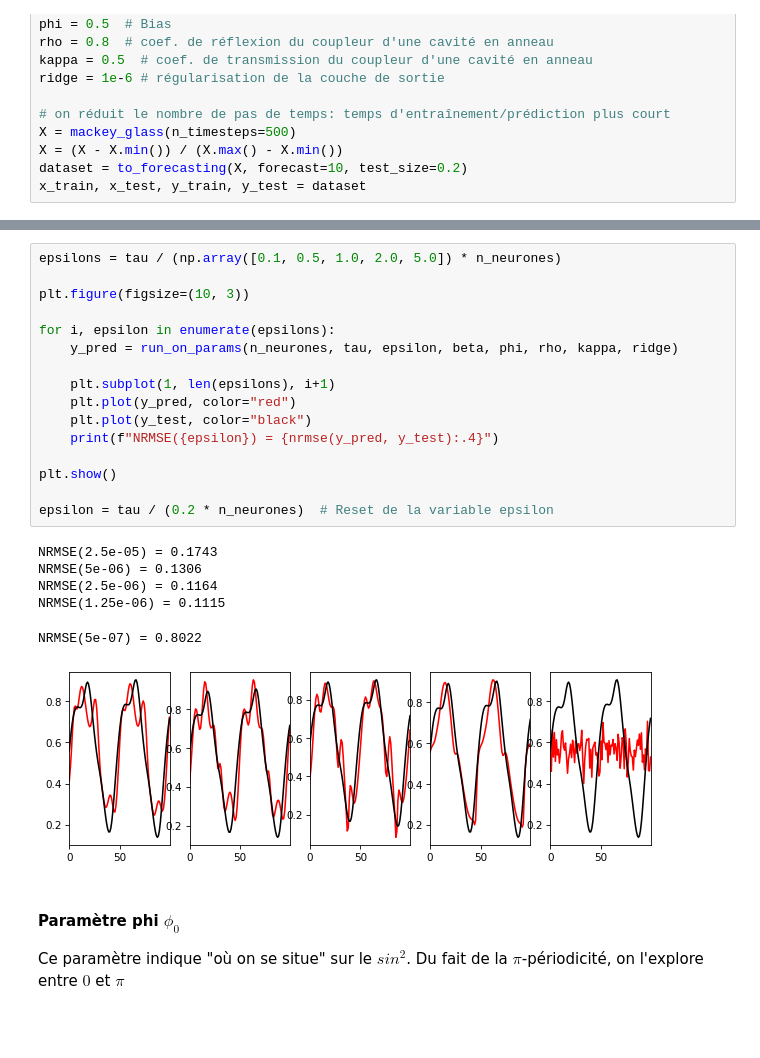
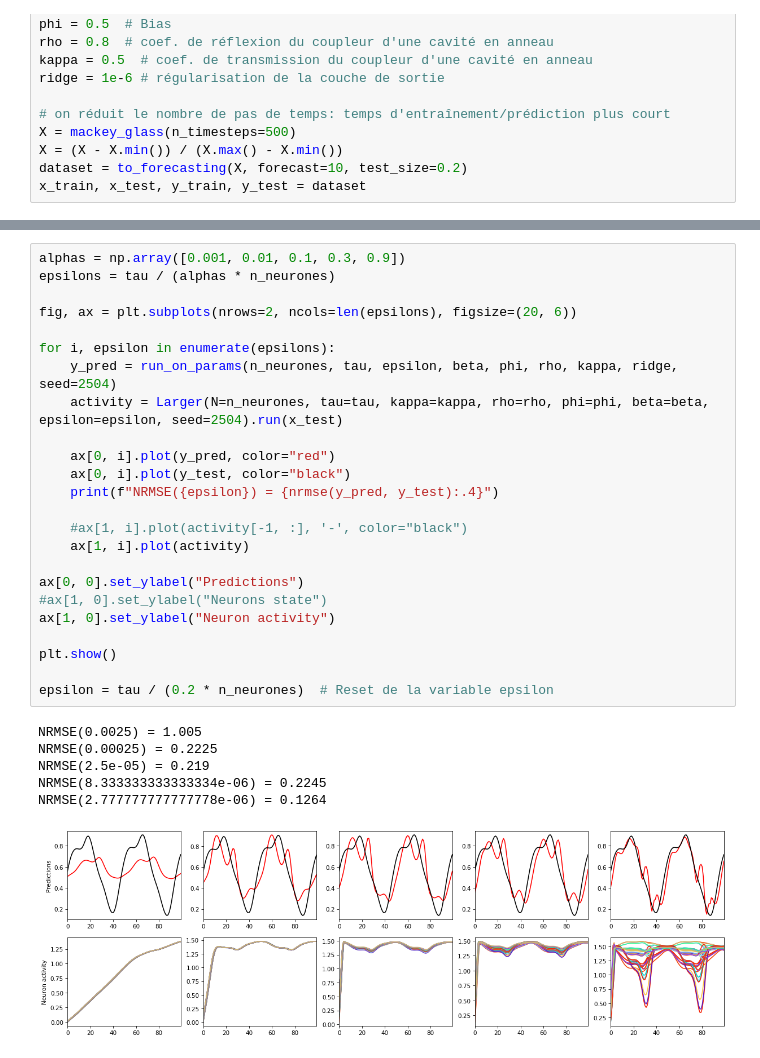
Before and after one commit to reservoirpy/presentations, a Jupyter notebook: Institut-d-optique-2024-2025/03_Introduction-au-reservoir-Larger-correction.ipynb, the cells around one changed output, grey strips where cells are left out. Cells and saved outputs as stored; diff of their text form; blank space fills up the shorter version.

```diff
--- a/Institut-d-optique-2024-2025/03_Introduction-au-reservoir-Larger-correction.ipynb
+++ b/Institut-d-optique-2024-2025/03_Introduction-au-reservoir-Larger-correction.ipynb
@@ -170,27 +202,31 @@ def run_on_params(n_neurones, tau, epsilon, beta, phi, rho, kappa, ridge):
 # %%
-epsilons = tau / (np.array([0.1, 0.5, 1.0, 2.0, 5.0]) * n_neurones)
+alphas = np.array([0.001, 0.01, 0.1, 0.3, 0.9])
+epsilons = tau / (alphas * n_neurones)
 
-plt.figure(figsize=(10, 3))
+fig, ax = plt.subplots(nrows=2, ncols=len(epsilons), figsize=(20, 6))
 
 for i, epsilon in enumerate(epsilons):
-    y_pred = run_on_params(n_neurones, tau, epsilon, beta, phi, rho, kappa, ridge)
+    y_pred = run_on_params(n_neurones, tau, epsilon, beta, phi, rho, kappa, ridge, seed=2504)
+    activity = Larger(N=n_neurones, tau=tau, kappa=kappa, rho=rho, phi=phi, beta=beta, epsilon=epsilon, seed=2504).run(x_test)
 
-    plt.subplot(1, len(epsilons), i+1)
-    plt.plot(y_pred, color="red")
-    plt.plot(y_test, color="black")
+    ax[0, i].plot(y_pred, color="red")
+    ax[0, i].plot(y_test, color="black")
     print(f"NRMSE({epsilon}) = {nrmse(y_pred, y_test):.4}")
+
+    #ax[1, i].plot(activity[-1, :], '-', color="black")
+    ax[1, i].plot(activity)
+
+ax[0, 0].set_ylabel("Predictions")
+#ax[1, 0].set_ylabel("Neurons state")
+ax[1, 0].set_ylabel("Neuron activity")
 
 plt.show()
 
 epsilon = tau / (0.2 * n_neurones)  # Reset de la variable epsilon
 # %% [output]
-NRMSE(2.5e-05) = 0.1743
-NRMSE(5e-06) = 0.1306
-NRMSE(2.5e-06) = 0.1164
-NRMSE(1.25e-06) = 0.1115
+NRMSE(0.0025) = 1.005
+NRMSE(0.00025) = 0.2225
+NRMSE(2.5e-05) = 0.219
+NRMSE(8.333333333333334e-06) = 0.2245
+NRMSE(2.777777777777778e-06) = 0.1264
-NRMSE(5e-07) = 0.8022
-[figure, old version]
+[figure, new version]
-# %% [markdown]
-#### Paramètre phi $\phi_0$
-
-Ce paramètre indique "où on se situe" sur le $sin^2$. Du fait de la $\pi$-périodicité, on l'explore entre $0$ et $\pi$
```
Also changed, not shown: parts of 30 cells of this notebook.
